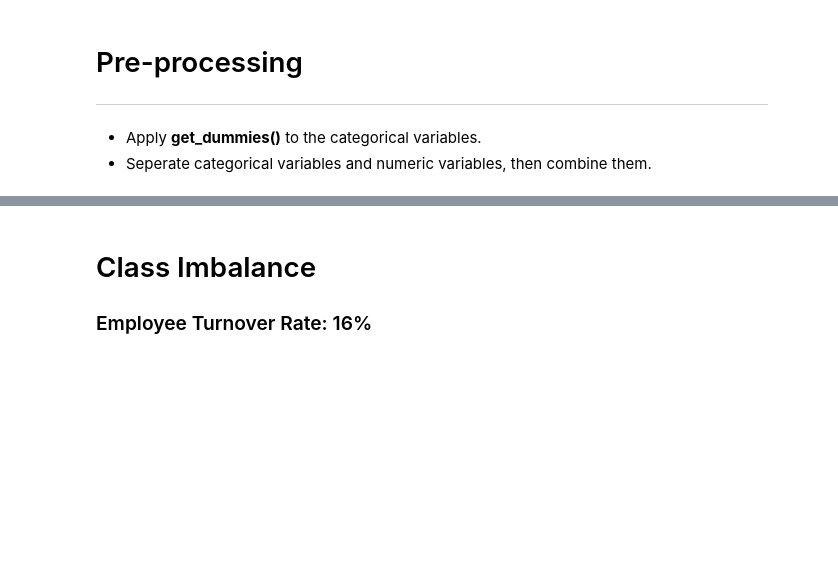
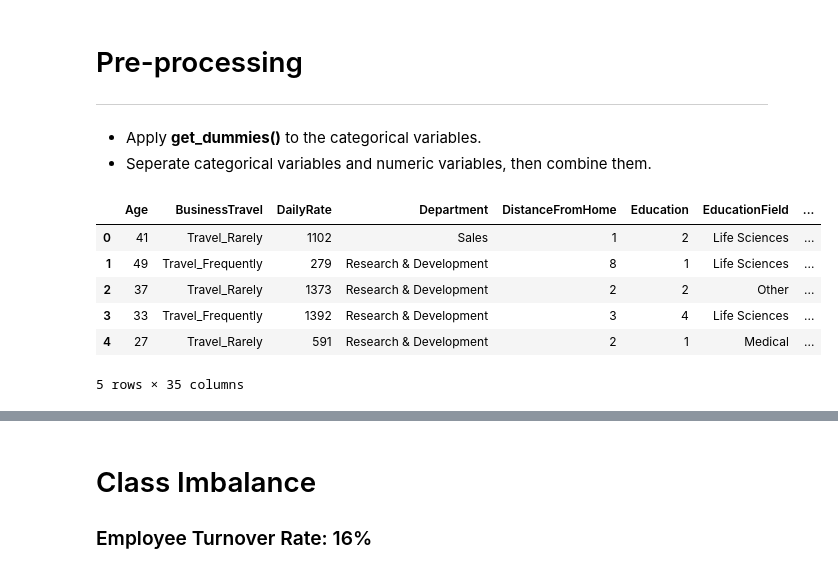
Before and after one commit to chhaviarora95/hranalytics, a Jupyter notebook: HR-Project.ipynb, the cells around one changed output, grey strips where cells are left out. Saved outputs shown, nothing was run; the diff lists cells and outputs as text; code cells hidden in the pictures; blank space fills up the shorter version.

```diff
--- a/HR-Project.ipynb
+++ b/HR-Project.ipynb
@@ -159,7 +161,7 @@ def dis_data(Rfunction, Bfunction, Rname, Bname, title):
 # %%
 #load data
 print("Loading data..")
-train = load_f('IBM_HR.csv')
+train_df = load_f('IBM_HR.csv')
 # %% [output]
 Loading data..
 # %%
@@ -256,5 +258,5 @@ train.shape
 (1470, 35)
 # %%
 #rename column name for readability
-train = train.rename(columns = {'Attrition': 'turnover' })
+train_df = train_df.rename(columns = {'Attrition': 'turnover' })
 # %%
@@ -343,7 +345,7 @@ train[train['turnover'] == 'No'].head()
 target_map = {'Yes' : 1, 'No': 0}
 
 #create a numerical column for turnover to understand the correlation between the features
-train['turnover_num'] = train['turnover'].apply(lambda x: target_map[x])
+train_df['turnover_num'] = train_df['turnover'].apply(lambda x: target_map[x])
 # %% [markdown]
 <a id='correlation_matrix'></a>
 ### Correlation Matrix
@@ -522,7 +524,17 @@ g.set(xticklabels=[])
 - Seperate categorical variables and numeric variables, then combine them.
 # %%
 #drop the categorical variable turnover
-train = train.drop(['turnover'], axis = 1)
+train_df = train_df.drop(['turnover'], axis = 1)
+# %%
+train_df.head()
+# %% [output]
+|  | Age | BusinessTravel | DailyRate | Department | DistanceFromHome | Education | EducationField | ... |
+| 0 | 41 | Travel_Rarely | 1102 | Sales | 1 | 2 | Life Sciences | ... |
+| 1 | 49 | Travel_Frequently | 279 | Research & Development | 8 | 1 | Life Sciences | ... |
+| 2 | 37 | Travel_Rarely | 1373 | Research & Development | 2 | 2 | Other | ... |
+| 3 | 33 | Travel_Frequently | 1392 | Research & Development | 3 | 4 | Life Sciences | ... |
+| 4 | 27 | Travel_Rarely | 591 | Research & Development | 2 | 1 | Medical | ... |
+5 rows × 35 columns
 # %%
 # Empty list to store columns with categorical data
 categorical = []
```
Also changed, not shown: parts of 61 cells of this notebook.
